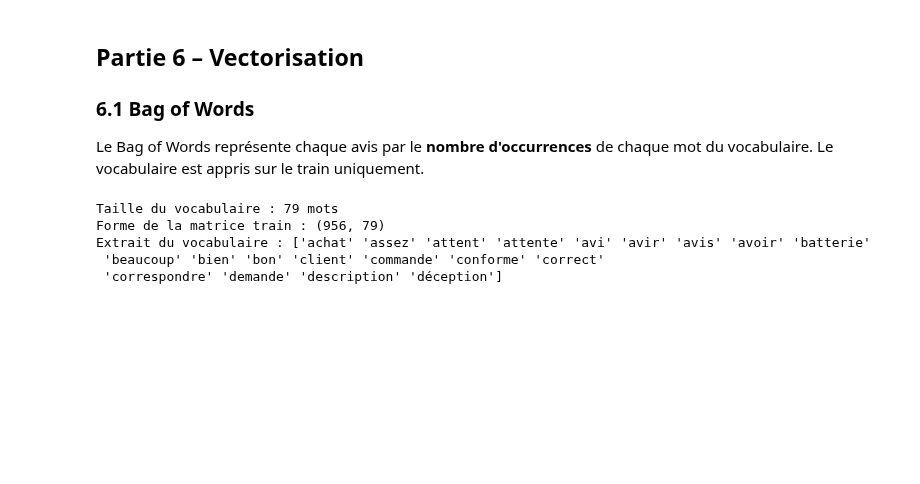
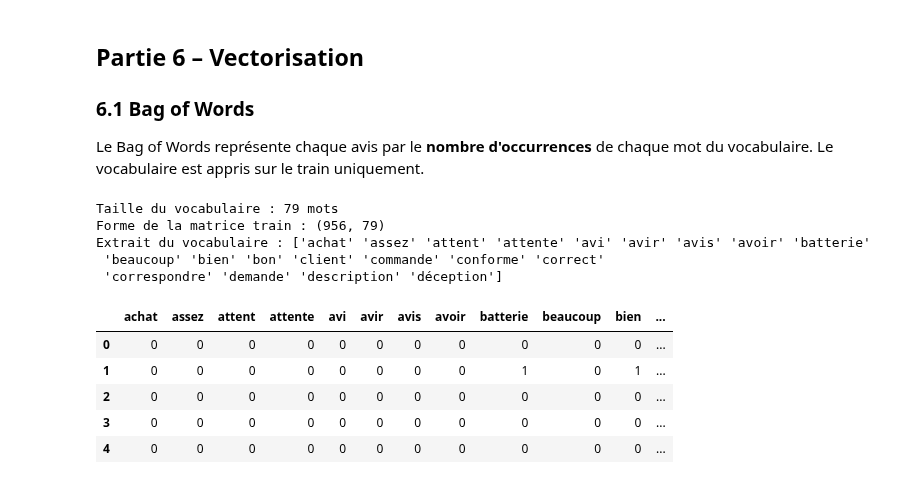
Before and after one commit to galassmyname/Atelier-donnes-textuelles, a Jupyter notebook: atelier_prepa_donnees_textuelles/notebooks/atelier_prepa_donnees_textuelles.ipynb, the cells around one changed output. Cells and saved outputs as stored; diff of their text form; code cells hidden in the pictures; blank space fills up the shorter version.

```diff
--- a/atelier_prepa_donnees_textuelles/notebooks/atelier_prepa_donnees_textuelles.ipynb
+++ b/atelier_prepa_donnees_textuelles/notebooks/atelier_prepa_donnees_textuelles.ipynb
@@ -939,3 +939,15 @@ Forme de la matrice train : (956, 79)
 Extrait du vocabulaire : ['achat' 'assez' 'attent' 'attente' 'avi' 'avir' 'avis' 'avoir' 'batterie'
  'beaucoup' 'bien' 'bon' 'client' 'commande' 'conforme' 'correct'
  'correspondre' 'demande' 'description' 'déception']
+# %%
+pd.DataFrame(
+    X_train_bow[:5, :15].toarray(),
+    columns=bow.get_feature_names_out()[:15]
+)
+# %% [output]
+|  | achat | assez | attent | attente | avi | avir | avis | avoir | batterie | beaucoup | bien | ... |
+| 0 | 0 | 0 | 0 | 0 | 0 | 0 | 0 | 0 | 0 | 0 | 0 | ... |
+| 1 | 0 | 0 | 0 | 0 | 0 | 0 | 0 | 0 | 1 | 0 | 1 | ... |
+| 2 | 0 | 0 | 0 | 0 | 0 | 0 | 0 | 0 | 0 | 0 | 0 | ... |
+| 3 | 0 | 0 | 0 | 0 | 0 | 0 | 0 | 0 | 0 | 0 | 0 | ... |
+| 4 | 0 | 0 | 0 | 0 | 0 | 0 | 0 | 0 | 0 | 0 | 0 | ... |
```
Also changed, not shown: parts of 3 cells of this notebook.
